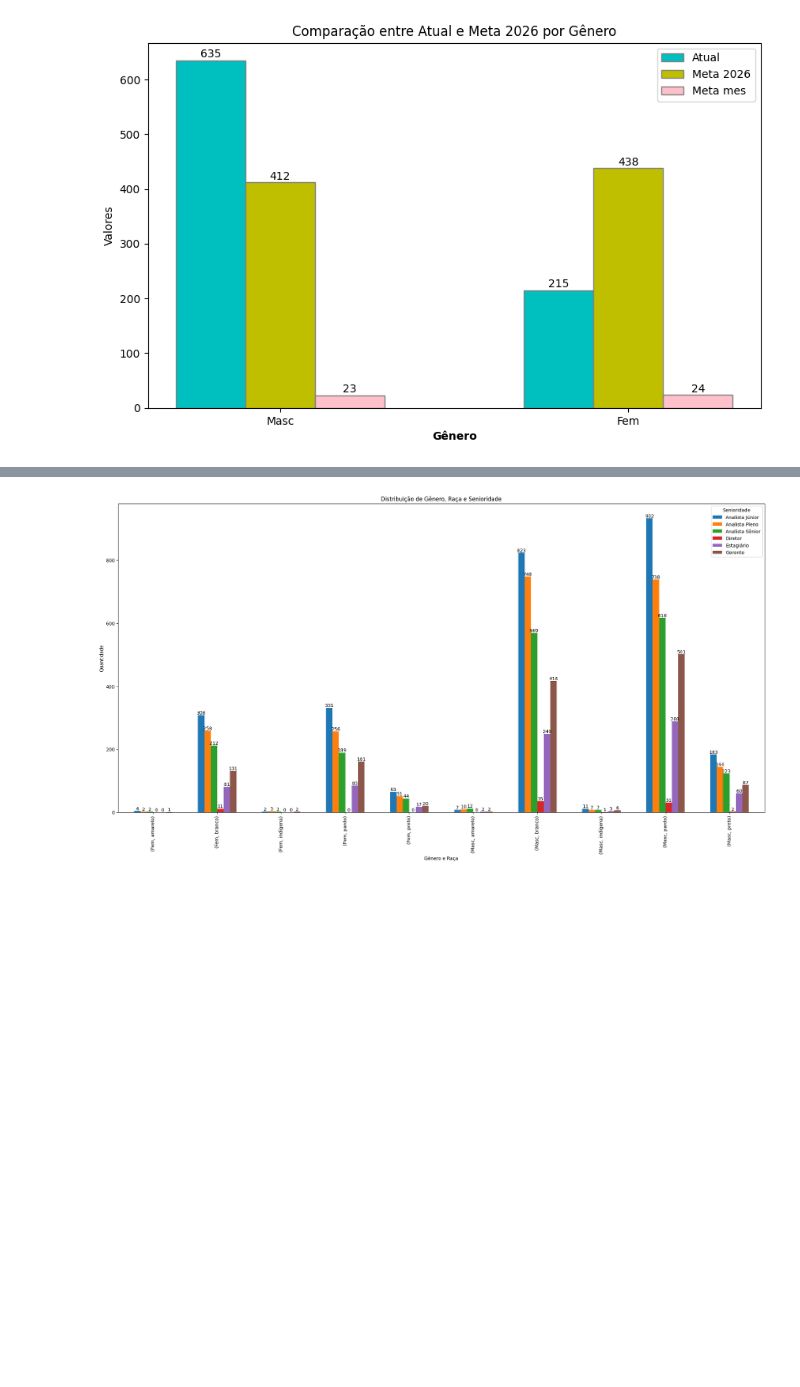
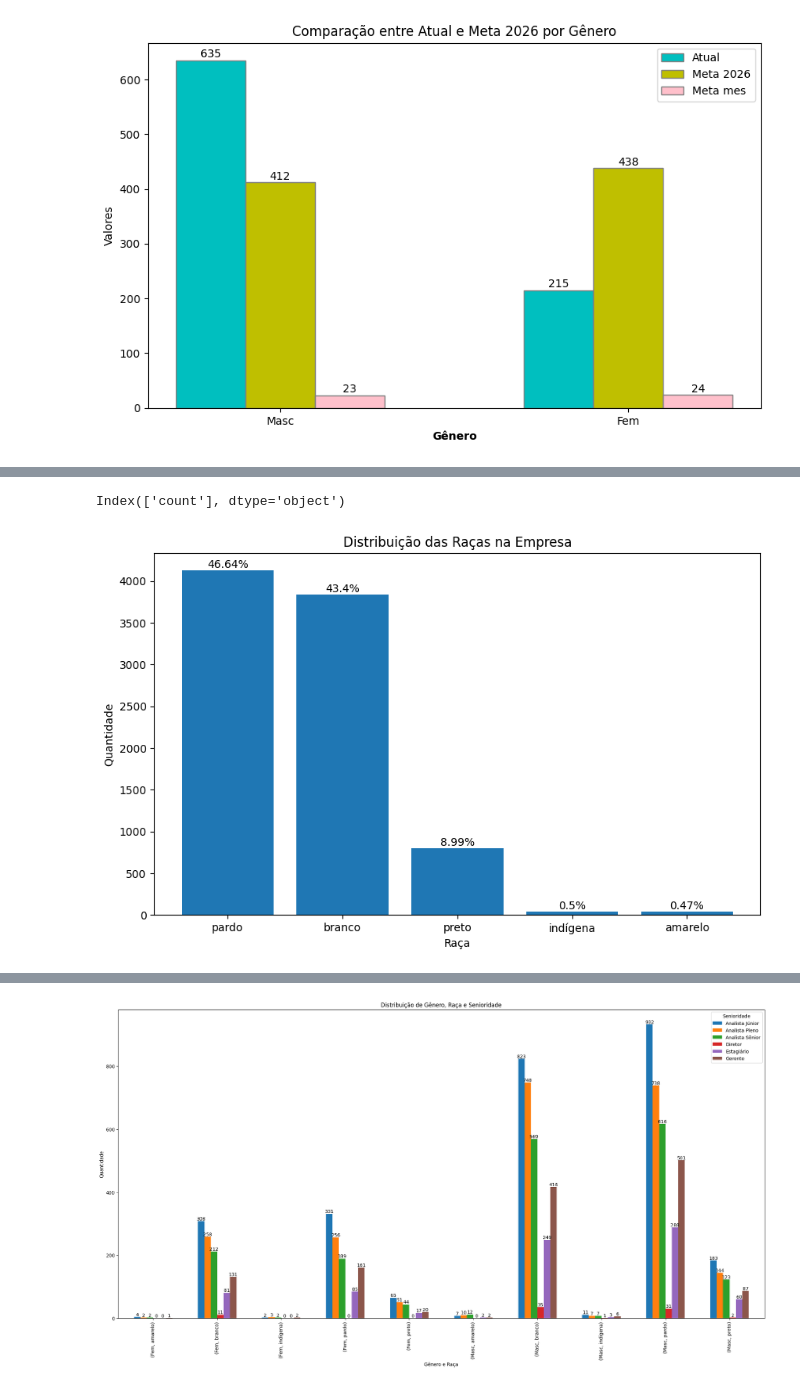
Before and after one commit to antoniosscd/Desafio_Hackathon_Ada, a Jupyter notebook: adahack-etl (1).ipynb, the cells around one changed output, grey strips where cells are left out. Drawn from its saved outputs; the diff is of its cells as text; code cells hidden in the pictures; blank space fills up the shorter version.

```diff
--- a/adahack-etl (1).ipynb
+++ b/adahack-etl (1).ipynb
@@ -945,0 +897,5 @@ plt.show()
+# %%
+raca_emp = base_dados['Raça'].value_counts()
+raca_emp = pd.DataFrame(raca_emp)
+
+raca_emp
@@ -945,0 +910,22 @@ plt.show()
+# %%
+print(raca_emp.columns)
+# %% [output]
+Index(['count'], dtype='object')
+# %%
+total = raca_emp['count'].sum()
+
+plt.figure(figsize=(10, 6))
+bars = plt.bar(raca_emp.index, raca_emp['count'])
+plt.xlabel('Raça')
+plt.ylabel('Quantidade')
+plt.title('Distribuição das Raças na Empresa')
+
+# Adicionar os valores relativos nas colunas
+for bar in bars:
+    yval = bar.get_height()
+    percentage = round((yval / total) * 100, 2)
+    plt.text(bar.get_x() + bar.get_width()/2, yval + 0.05, f'{percentage}%', ha='center', va='bottom')
+
+plt.show()
+# %% [output]
+[figure, added]
```
Also changed, not shown: parts of 11 cells of this notebook, 1 other file.
